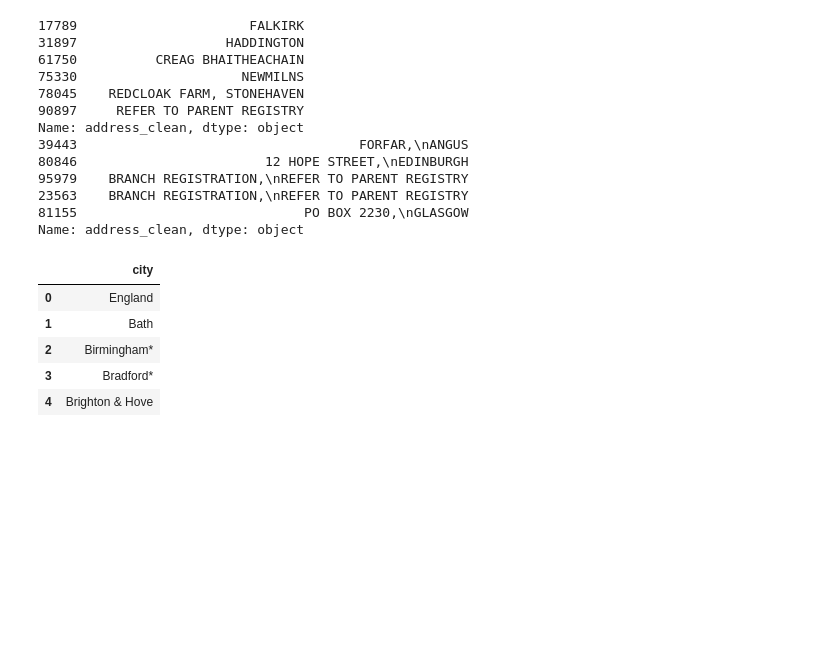
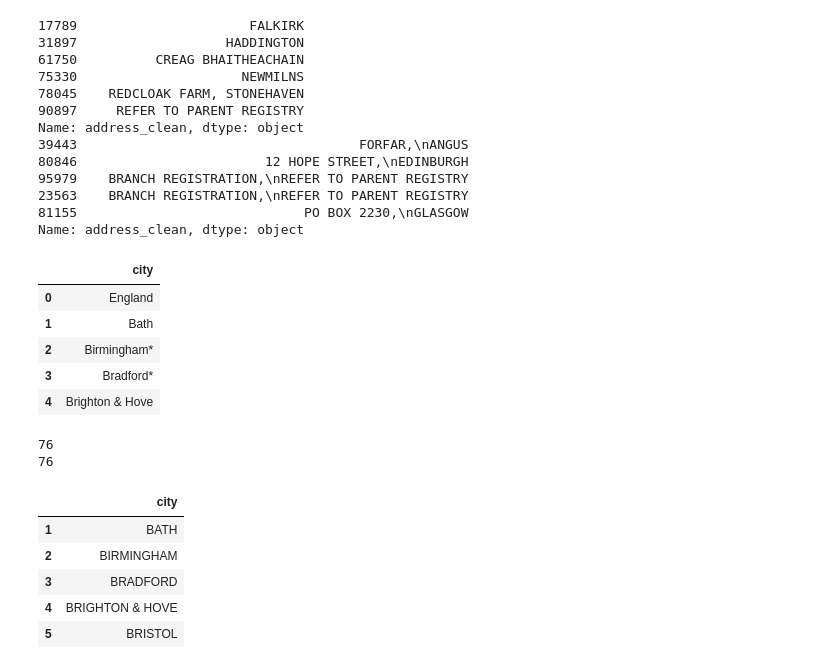
Before and after one commit to rohankoditala/skills-introduction-to-github, a Jupyter notebook: Project_1_Identifying_customer_geographies_The_Well_Grounded_Data_Analyst.ipynb, the cells around one changed output. Drawn from its saved outputs; the diff is of its cells as text; code cells hidden in the pictures; blank space fills up the shorter version.

```diff
--- a/Project_1_Identifying_customer_geographies_The_Well_Grounded_Data_Analyst.ipynb
+++ b/Project_1_Identifying_customer_geographies_The_Well_Grounded_Data_Analyst.ipynb
@@ -112,3 +112,24 @@ cities.head()
 | 2 | Birmingham* |
 | 3 | Bradford* |
 | 4 | Brighton & Hove |
+# %%
+countries_to_remove = ["England", "Scotland", "Wales", "Northern Ireland"]
+
+print(len(cities))
+cities_to_remove = cities[cities["city"].isin(countries_to_remove)].index
+cities = cities.drop(index=cities_to_remove)
+print(len(cities))
+
+cities["city"] = cities["city"].str.replace("*", "", regex=False)
+
+cities["city"] = cities["city"].str.upper()
+cities.head()
+# %% [output]
+76
+76
+|  | city |
+| 1 | BATH |
+| 2 | BIRMINGHAM |
+| 3 | BRADFORD |
+| 4 | BRIGHTON & HOVE |
+| 5 | BRISTOL |
```
